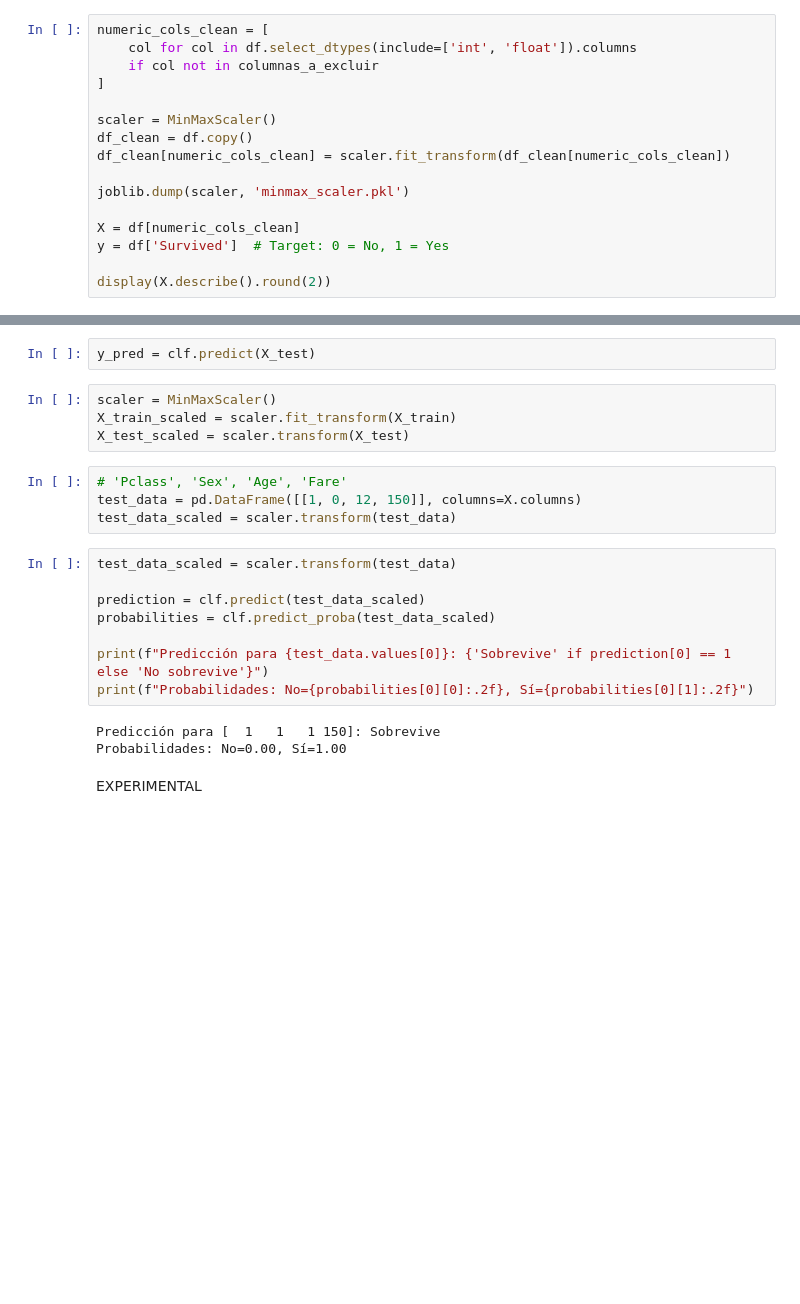
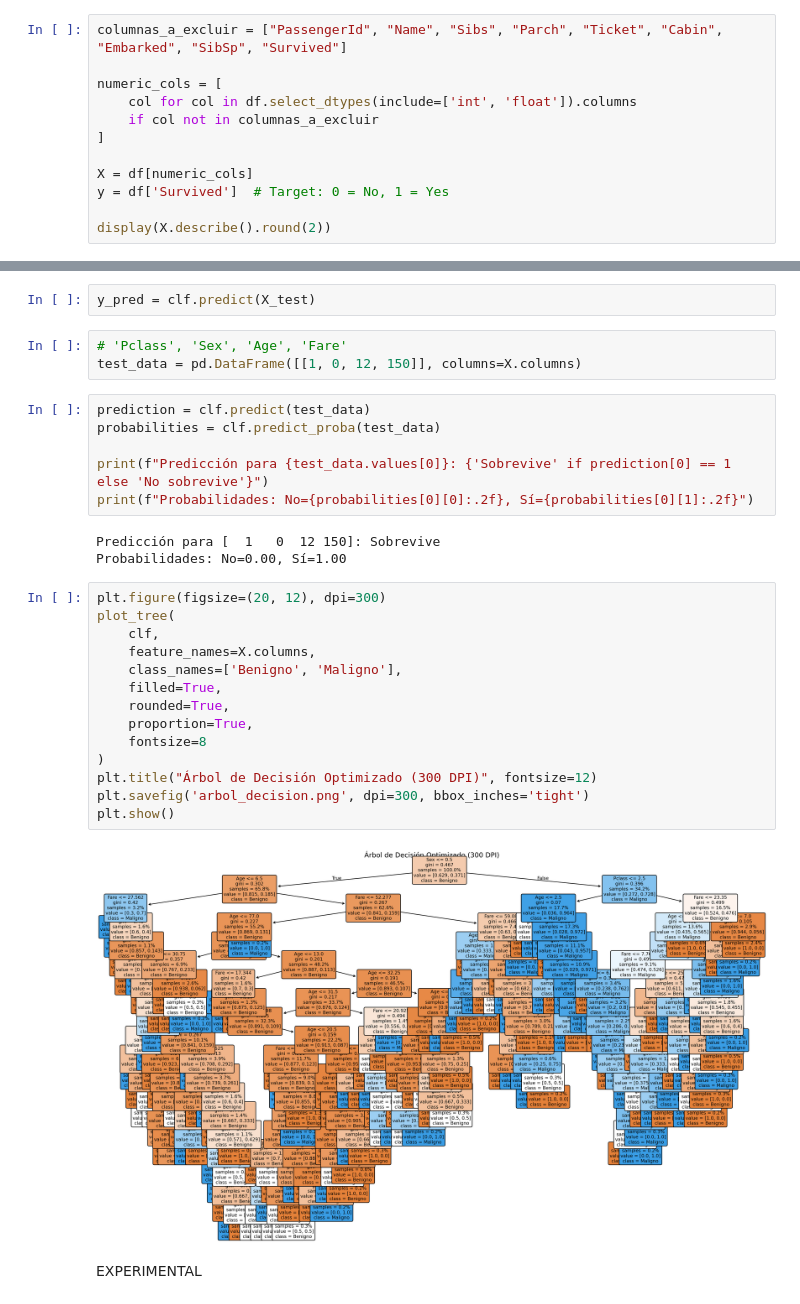
Before and after one commit to FernandoV17/IA_VERANOS, a Jupyter notebook: decision-tree/desicion_tree.ipynb, the cells around one changed output, grey strips where cells are left out. Cells and saved outputs as stored; diff of their text form; blank space fills up the shorter version.

```diff
--- a/decision-tree/desicion_tree.ipynb
+++ b/decision-tree/desicion_tree.ipynb
@@ -125,18 +124,14 @@ Filas con valores nulos o ceros problemáticos:
 --- Age ---
 ... (7 outputs left out)
 # %%
-numeric_cols_clean = [
+columnas_a_excluir = ["PassengerId", "Name", "Sibs", "Parch", "Ticket", "Cabin", "Embarked", "SibSp", "Survived"]
+
+numeric_cols = [
     col for col in df.select_dtypes(include=['int', 'float']).columns
     if col not in columnas_a_excluir
 ]
 
-scaler = MinMaxScaler()
-df_clean = df.copy()
-df_clean[numeric_cols_clean] = scaler.fit_transform(df_clean[numeric_cols_clean])
-
-joblib.dump(scaler, 'minmax_scaler.pkl')
-
-X = df[numeric_cols_clean]
+X = df[numeric_cols]
 y = df['Survived']  # Target: 0 = No, 1 = Yes
 
 display(X.describe().round(2))
@@ -166,24 +161,33 @@ print(train_accuracy)
 # %%
 y_pred = clf.predict(X_test)
-# %%
-scaler = MinMaxScaler()
-X_train_scaled = scaler.fit_transform(X_train)
-X_test_scaled = scaler.transform(X_test)
 # %%
 # 'Pclass', 'Sex', 'Age', 'Fare'
 test_data = pd.DataFrame([[1, 0, 12, 150]], columns=X.columns)
-test_data_scaled = scaler.transform(test_data)
 # %%
-test_data_scaled = scaler.transform(test_data)
-
-prediction = clf.predict(test_data_scaled)
-probabilities = clf.predict_proba(test_data_scaled)
+prediction = clf.predict(test_data)
+probabilities = clf.predict_proba(test_data)
 
 print(f"Predicción para {test_data.values[0]}: {'Sobrevive' if prediction[0] == 1 else 'No sobrevive'}")
 print(f"Probabilidades: No={probabilities[0][0]:.2f}, Sí={probabilities[0][1]:.2f}")
 # %% [output]
-Predicción para [  1   1   1 150]: Sobrevive
+Predicción para [  1   0  12 150]: Sobrevive
 Probabilidades: No=0.00, Sí=1.00
+# %%
+plt.figure(figsize=(20, 12), dpi=300)
+plot_tree(
+    clf,
+    feature_names=X.columns,
+    class_names=['Benigno', 'Maligno'],
+    filled=True,
+    rounded=True,
+    proportion=True,
+    fontsize=8
+)
+plt.title("Árbol de Decisión Optimizado (300 DPI)", fontsize=12)
+plt.savefig('arbol_decision.png', dpi=300, bbox_inches='tight')
+plt.show()
+# %% [output]
+[figure, added]
 # %% [markdown]
 EXPERIMENTAL
 # %%
```
Also changed, not shown: parts of 8 cells of this notebook.
